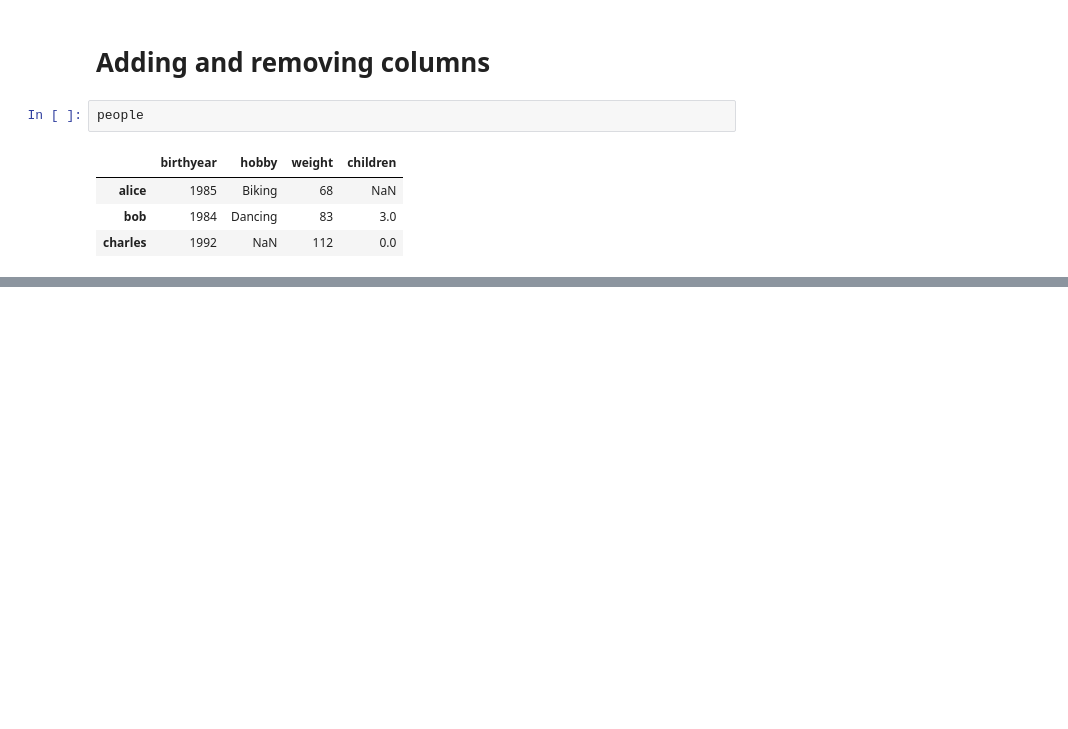
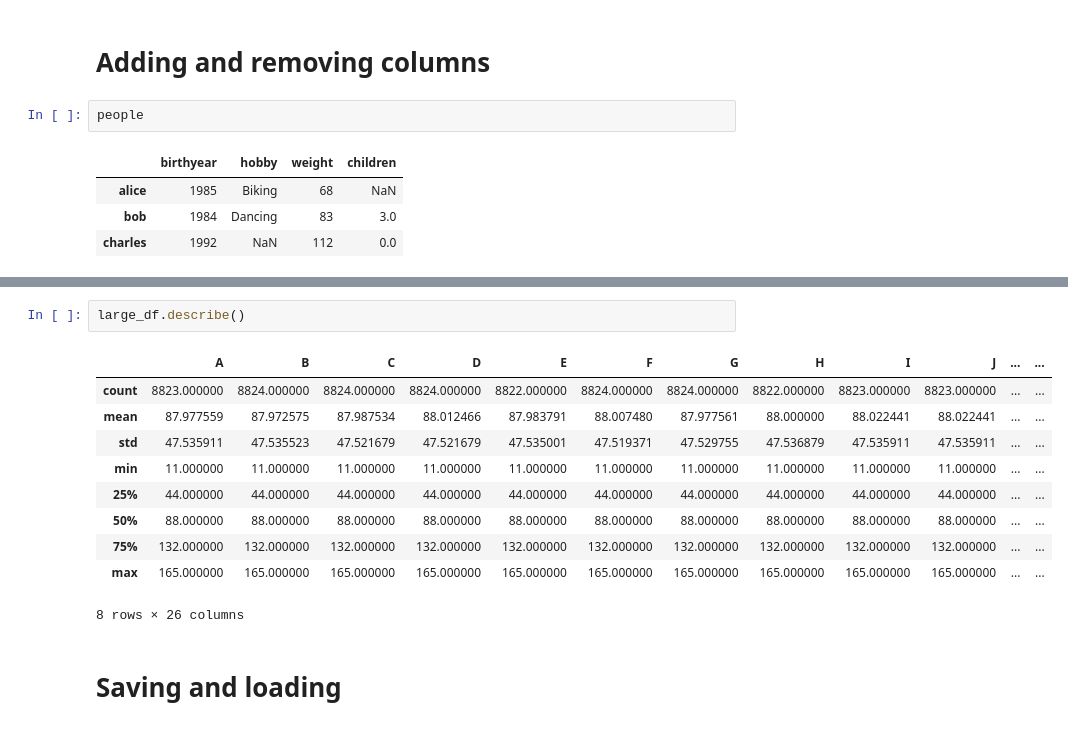
Before and after one commit to nswekosk/hands-on-machine-learning-practice, a Jupyter notebook: Pandas_Practice.ipynb, the cells around one changed output, grey strips where cells are left out. Saved outputs shown, nothing was run; the diff lists cells and outputs as text; blank space fills up the shorter version.

```diff
--- a/Pandas_Practice.ipynb
+++ b/Pandas_Practice.ipynb
@@ -844,0 +1337,15 @@ people
+# %%
+large_df.describe()
+# %% [output]
+|  | A | B | C | D | E | F | G | H | I | J | ... | ... |
+| count | 8823.000000 | 8824.000000 | 8824.000000 | 8824.000000 | 8822.000000 | 8824.000000 | 8824.000000 | 8822.000000 | 8823.000000 | 8823.000000 | ... | ... |
+| mean | 87.977559 | 87.972575 | 87.987534 | 88.012466 | 87.983791 | 88.007480 | 87.977561 | 88.000000 | 88.022441 | 88.022441 | ... | ... |
+| std | 47.535911 | 47.535523 | 47.521679 | 47.521679 | 47.535001 | 47.519371 | 47.529755 | 47.536879 | 47.535911 | 47.535911 | ... | ... |
+| min | 11.000000 | 11.000000 | 11.000000 | 11.000000 | 11.000000 | 11.000000 | 11.000000 | 11.000000 | 11.000000 | 11.000000 | ... | ... |
+| 25% | 44.000000 | 44.000000 | 44.000000 | 44.000000 | 44.000000 | 44.000000 | 44.000000 | 44.000000 | 44.000000 | 44.000000 | ... | ... |
+| 50% | 88.000000 | 88.000000 | 88.000000 | 88.000000 | 88.000000 | 88.000000 | 88.000000 | 88.000000 | 88.000000 | 88.000000 | ... | ... |
+| 75% | 132.000000 | 132.000000 | 132.000000 | 132.000000 | 132.000000 | 132.000000 | 132.000000 | 132.000000 | 132.000000 | 132.000000 | ... | ... |
+| max | 165.000000 | 165.000000 | 165.000000 | 165.000000 | 165.000000 | 165.000000 | 165.000000 | 165.000000 | 165.000000 | 165.000000 | ... | ... |
+8 rows × 26 columns
+# %% [markdown]
+# Saving and loading
```
Also changed, not shown: parts of 63 cells of this notebook.
